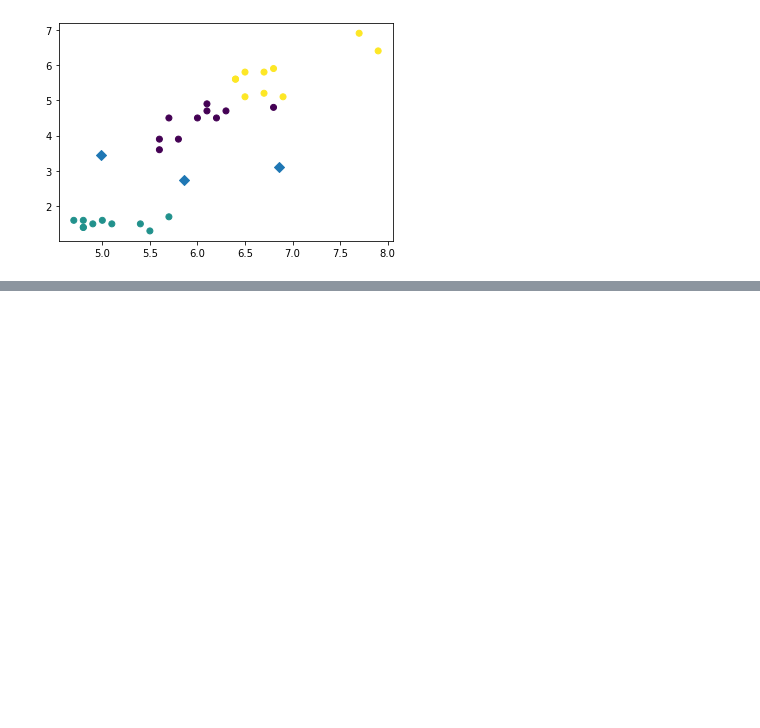
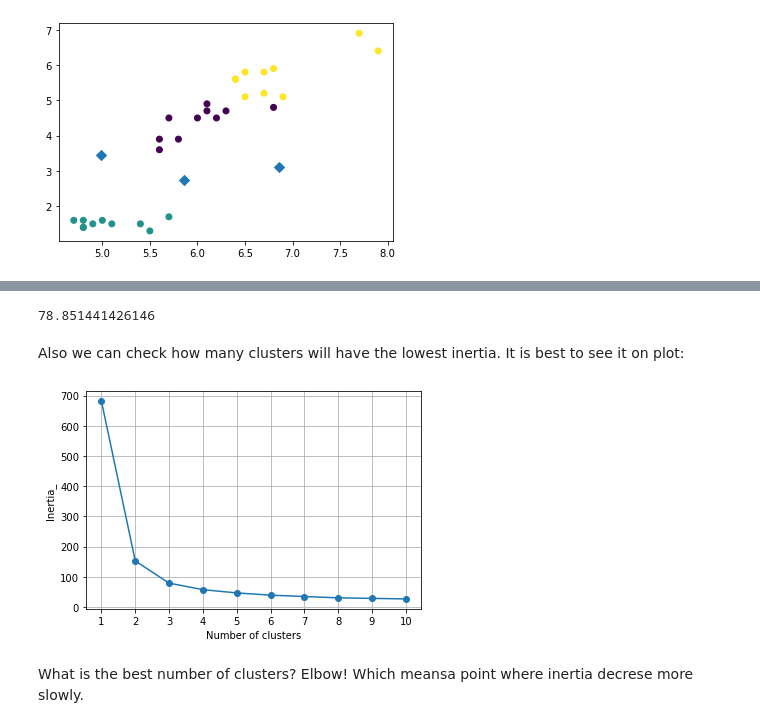
Before and after one commit to dataqueenpend/MachineLearning, a Jupyter notebook: Unsupervised learning.ipynb, the cells around one changed output, grey strips where cells are left out. Drawn from its saved outputs; the diff is of its cells as text; code cells hidden in the pictures; blank space fills up the shorter version.

```diff
--- a/Unsupervised learning.ipynb
+++ b/Unsupervised learning.ipynb
@@ -110,0 +156,26 @@ plt.show()
+# %%
+km.inertia_
+# %% [output]
+78.851441426146
+# %% [markdown]
+Also we can check how many clusters will have the lowest inertia. It is best to see it on plot:
+# %%
+k_values = range(1,11)
+inertia_vals = []
+# %%
+for k in k_values:
+    model = KMeans(n_clusters=k, random_state=42)
+    model.fit(iris.data)
+    inertia_vals.append(model.inertia_)
+# %%
+plt.plot(k_values, inertia_vals, marker='o')
+plt.xlabel('Number of clusters')
+plt.ylabel('Inertia_')
+plt.xticks(k_values)
+plt.grid(True)
+plt.show()
+# %% [output]
+[figure, added]
+# %% [markdown]
+What is the best number of clusters?
+Elbow! Which meansa point where inertia decrese more slowly.
```
Also changed, not shown: parts of 10 cells of this notebook.
